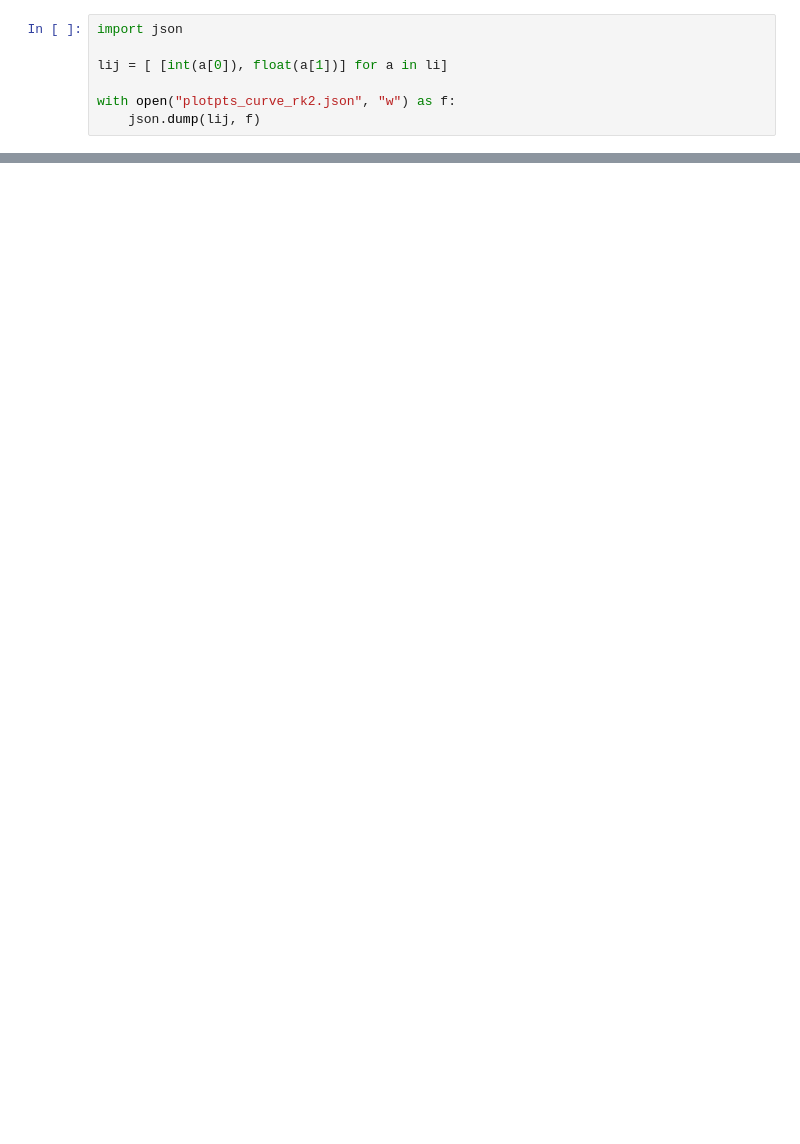
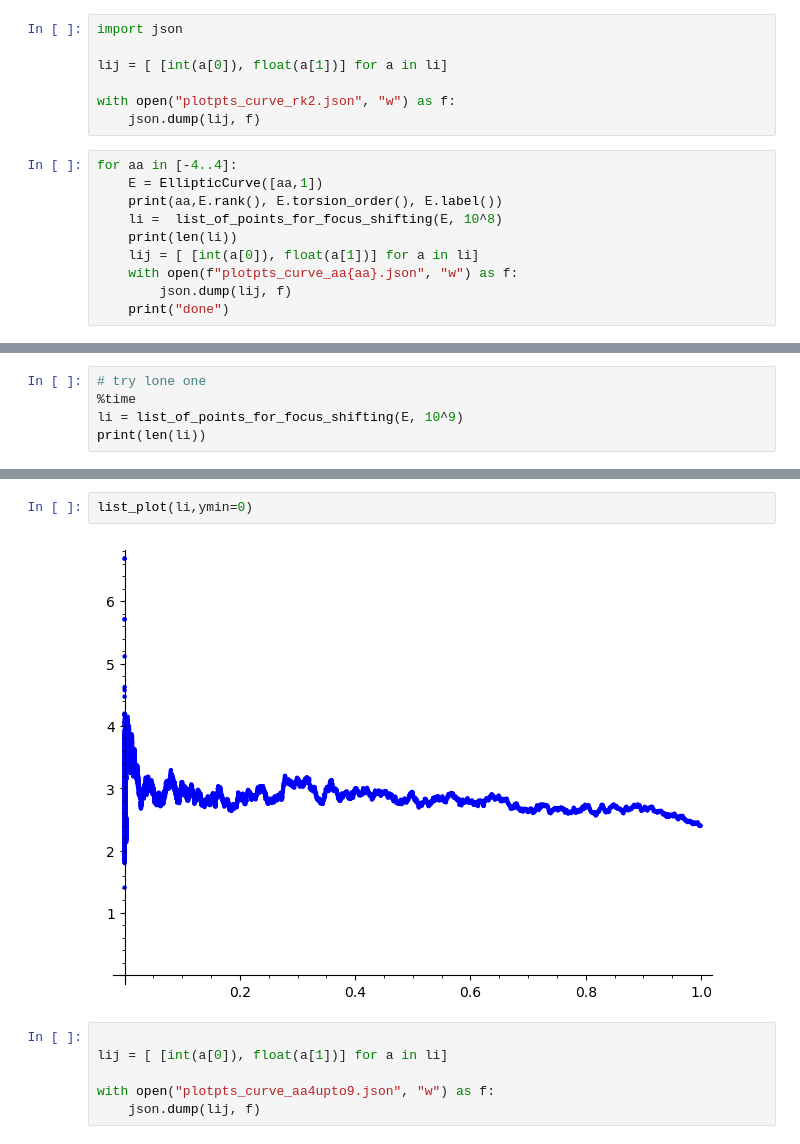
Before and after one commit to chriswuthrich/bsd_video, a Jupyter notebook: sage_notebooks/illustrate_conj_plots.ipynb, the cells around one changed output, grey strips where cells are left out. Drawn from its saved outputs; the diff is of its cells as text; blank space fills up the shorter version.

```diff
--- a/sage_notebooks/illustrate_conj_plots.ipynb
+++ b/sage_notebooks/illustrate_conj_plots.ipynb
@@ -215,3 +215,13 @@ lij = [ [int(a[0]), float(a[1])] for a in li]
 
 with open("plotpts_curve_rk2.json", "w") as f:
     json.dump(lij, f)
+# %%
+for aa in [-4..4]:
+    E = EllipticCurve([aa,1])
+    print(aa,E.rank(), E.torsion_order(), E.label())
+    li =  list_of_points_for_focus_shifting(E, 10^8)
+    print(len(li))
+    lij = [ [int(a[0]), float(a[1])] for a in li]
+    with open(f"plotpts_curve_aa{aa}.json", "w") as f:
+        json.dump(lij, f)
+    print("done")
@@ -217,0 +246,5 @@ with open("plotpts_curve_rk2.json", "w") as f:
+# %%
+# try lone one
+%time
+li = list_of_points_for_focus_shifting(E, 10^9)
+print(len(li))
@@ -217,0 +256,10 @@ with open("plotpts_curve_rk2.json", "w") as f:
+# %%
+list_plot(li,ymin=0)
+# %% [output]
+[figure, added]
+# %%
+
+lij = [ [int(a[0]), float(a[1])] for a in li]
+
+with open("plotpts_curve_aa4upto9.json", "w") as f:
+    json.dump(lij, f)
```
Also changed, not shown: parts of 5 cells of this notebook, 1 other file.
